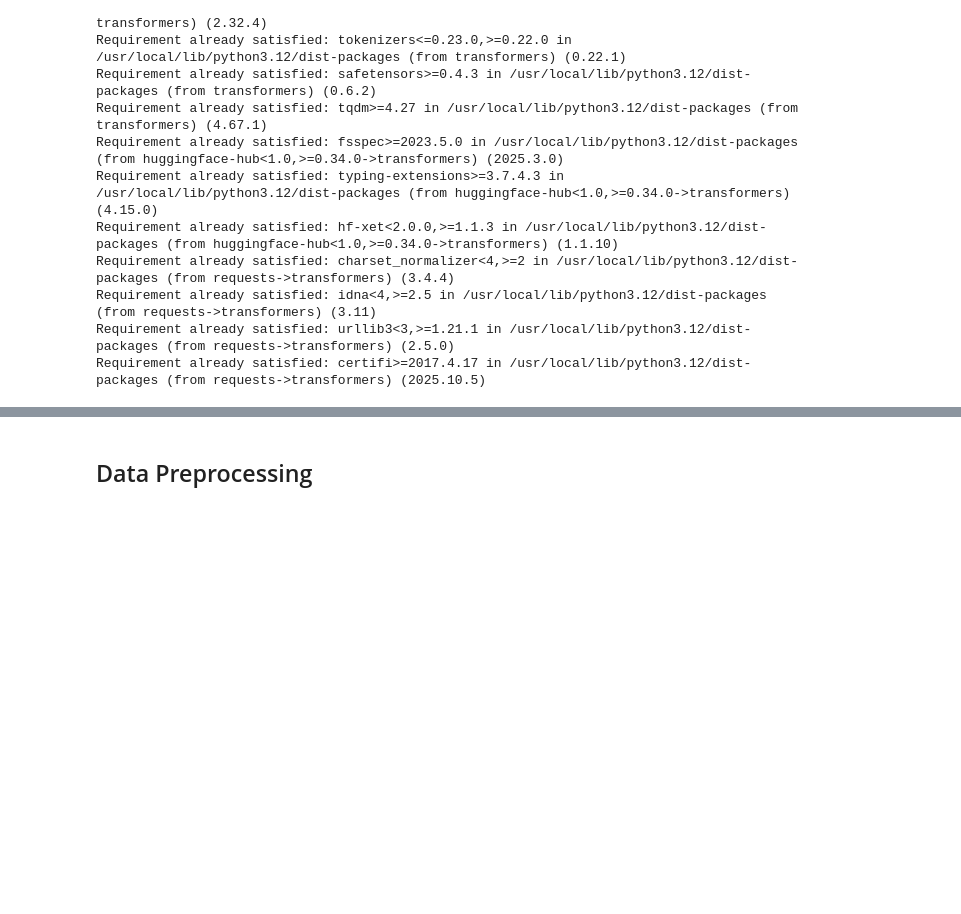
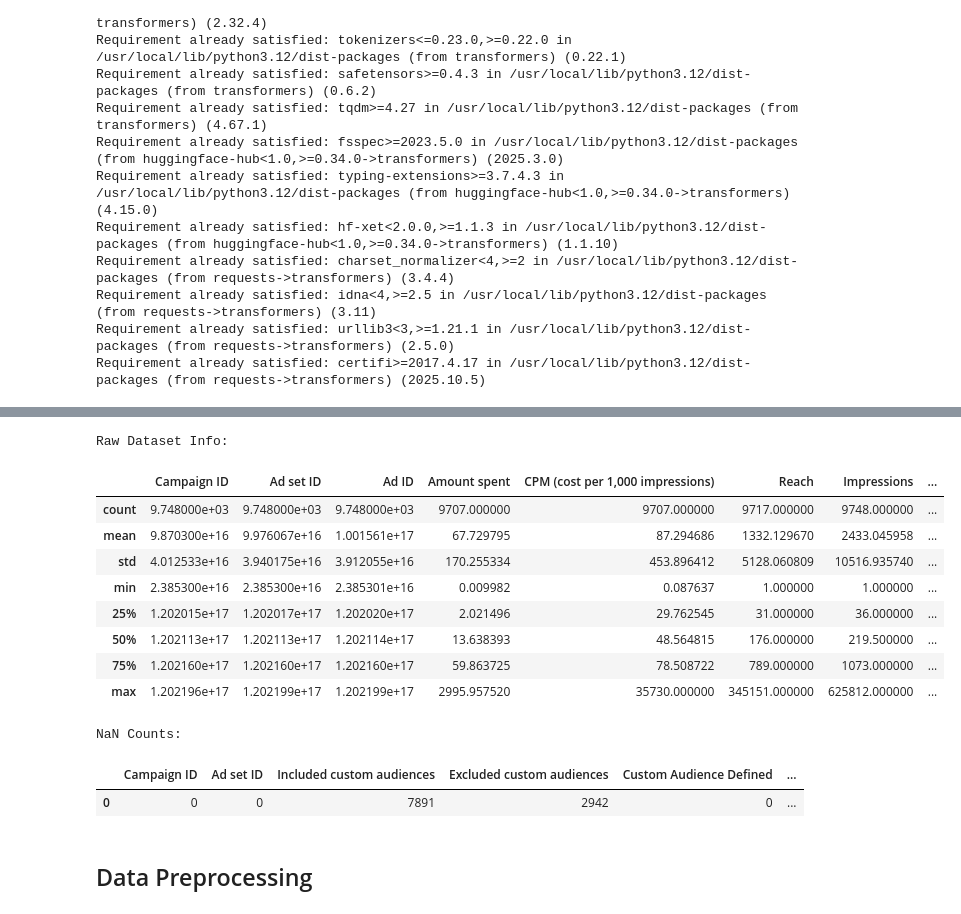
Before and after one commit to NicholasTYD/CS5284_Project, a Jupyter notebook: CS5284_Project.ipynb, the cells around one changed output, grey strips where cells are left out. Saved outputs shown, nothing was run; the diff lists cells and outputs as text; code cells hidden in the pictures; blank space fills up the shorter version.

```diff
--- a/CS5284_Project.ipynb
+++ b/CS5284_Project.ipynb
@@ -52,6 +53,28 @@ sheets_for_comparison = ["Raw - By device platform", "Raw - By Age Gender"]
 test_size = 0.2
 seed = 777
 min_label_count = 50
+# %%
+raw_df = pd.read_excel(data_path, sheet_name=sheets_for_comparison[0])
+# %%
+print("Raw Dataset Info:")
+display(raw_df.describe())
+with pd.option_context('display.max_columns', 999):
+  print("NaN Counts:")
+  display(pd.DataFrame(raw_df.isna().sum()).T) # Transpose so that the results are displayed as a row instead of a long column - Just a visual thing.
+# %% [output]
+Raw Dataset Info:
+|  | Campaign ID | Ad set ID | Ad ID | Amount spent | CPM (cost per 1,000 impressions) | Reach | Impressions | ... |
+| count | 9.748000e+03 | 9.748000e+03 | 9.748000e+03 | 9707.000000 | 9707.000000 | 9717.000000 | 9748.000000 | ... |
+| mean | 9.870300e+16 | 9.976067e+16 | 1.001561e+17 | 67.729795 | 87.294686 | 1332.129670 | 2433.045958 | ... |
+| std | 4.012533e+16 | 3.940175e+16 | 3.912055e+16 | 170.255334 | 453.896412 | 5128.060809 | 10516.935740 | ... |
+| min | 2.385300e+16 | 2.385300e+16 | 2.385301e+16 | 0.009982 | 0.087637 | 1.000000 | 1.000000 | ... |
+| 25% | 1.202015e+17 | 1.202017e+17 | 1.202020e+17 | 2.021496 | 29.762545 | 31.000000 | 36.000000 | ... |
+| 50% | 1.202113e+17 | 1.202113e+17 | 1.202114e+17 | 13.638393 | 48.564815 | 176.000000 | 219.500000 | ... |
+| 75% | 1.202160e+17 | 1.202160e+17 | 1.202160e+17 | 59.863725 | 78.508722 | 789.000000 | 1073.000000 | ... |
+| max | 1.202196e+17 | 1.202199e+17 | 1.202199e+17 | 2995.957520 | 35730.000000 | 345151.000000 | 625812.000000 | ... |
+NaN Counts:
+|  | Campaign ID | Ad set ID | Included custom audiences | Excluded custom audiences | Custom Audience Defined | ... |
+| 0 | 0 | 0 | 7891 | 2942 | 0 | ... |
 # %% [markdown]
 ## Data Preprocessing
 # %%
```
Also changed, not shown: parts of 16 cells of this notebook.
